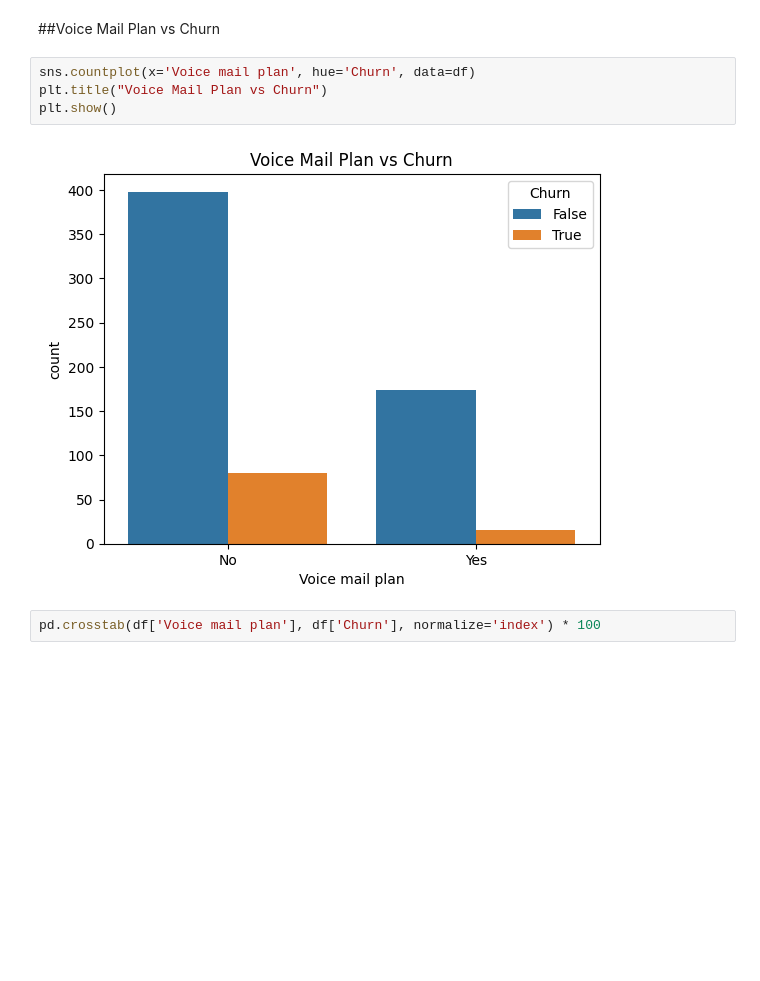
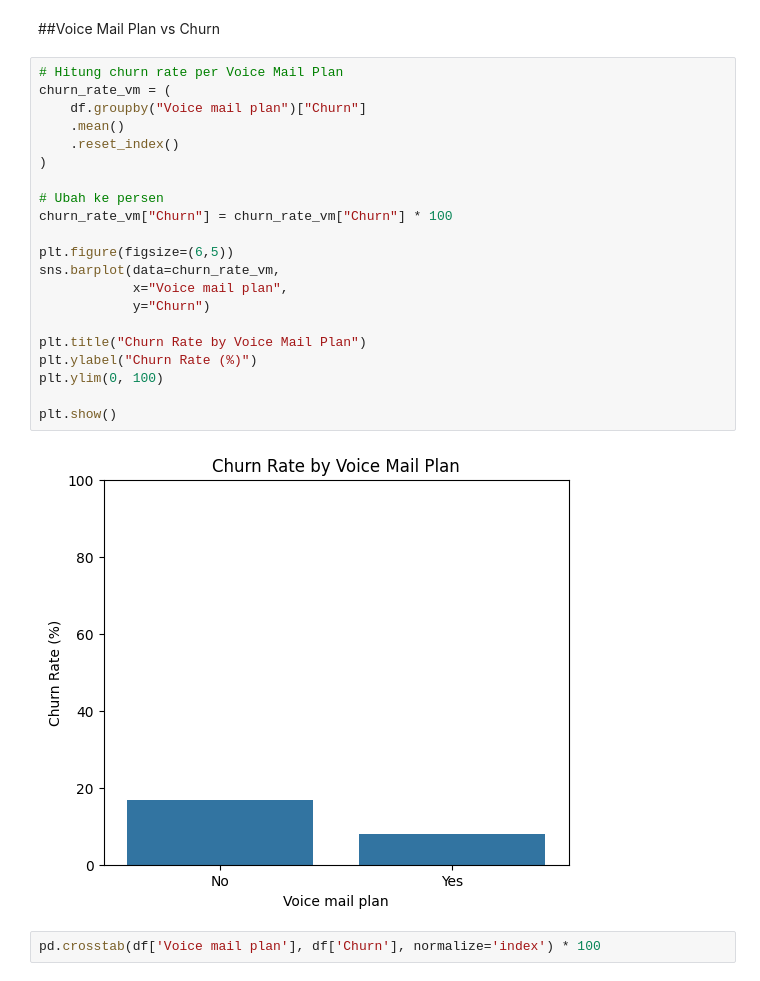
Before and after one commit to mafudsetiono/Churn-Analysis, a Jupyter notebook: Churn_Classification.ipynb, the cells around one changed output. Saved outputs shown, nothing was run; the diff lists cells and outputs as text; blank space fills up the shorter version.

```diff
--- a/Churn_Classification.ipynb
+++ b/Churn_Classification.ipynb
@@ -204,12 +232,29 @@ pd.crosstab(df['International plan'], df['Churn'], normalize='index') * 100
 Penggunaan international plan berkorelasi dengan tingkat churn yang lebih tinggi. Hal ini mengindikasikan bahwa pelanggan dengan international plan cenderung lebih sensitif terhadap aspek biaya, kualitas layanan, atau alternatif layanan lain, sehingga memiliki kecenderungan churn yang lebih besar.
 # %% [markdown]
 ##Voice Mail Plan vs Churn
-# %%
-sns.countplot(x='Voice mail plan', hue='Churn', data=df)
-plt.title("Voice Mail Plan vs Churn")
-plt.show()
-# %% [output]
-[figure, removed]
+# %%
+# Hitung churn rate per Voice Mail Plan
+churn_rate_vm = (
+    df.groupby("Voice mail plan")["Churn"]
+    .mean()
+    .reset_index()
+)
+
+# Ubah ke persen
+churn_rate_vm["Churn"] = churn_rate_vm["Churn"] * 100
+
+plt.figure(figsize=(6,5))
+sns.barplot(data=churn_rate_vm,
+            x="Voice mail plan",
+            y="Churn")
+
+plt.title("Churn Rate by Voice Mail Plan")
+plt.ylabel("Churn Rate (%)")
+plt.ylim(0, 100)
+
+plt.show()
+# %% [output]
+[figure, added]
 # %%
 pd.crosstab(df['Voice mail plan'], df['Churn'], normalize='index') * 100
 # %% [output]
```
Also changed, not shown: parts of 22 cells of this notebook.
